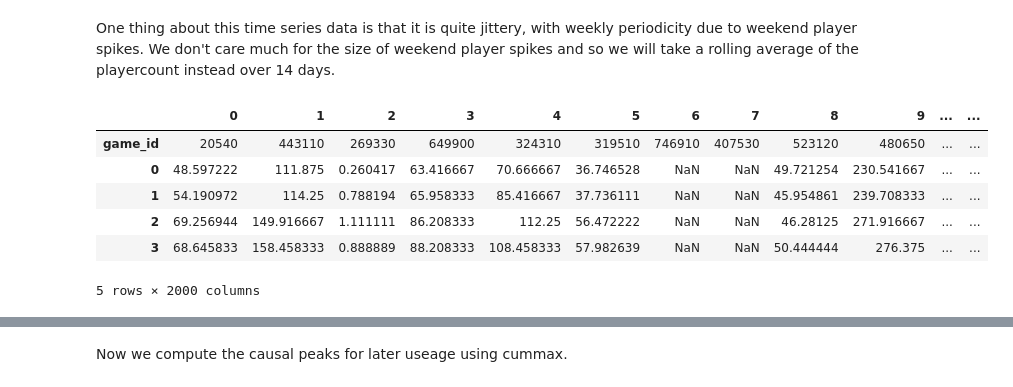
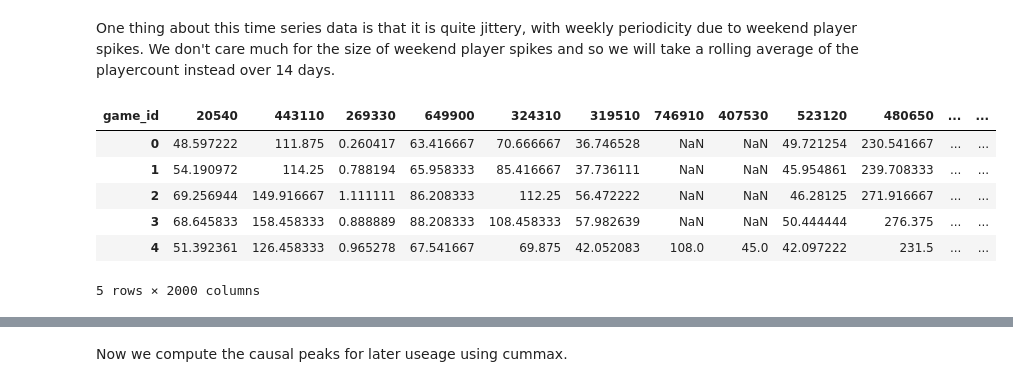
Before and after one commit to su-jai/player_forecasting, a Jupyter notebook: notebooks/data_engineering.ipynb, the cells around one changed output, grey strips where cells are left out. Saved outputs shown, nothing was run; the diff lists cells and outputs as text; code cells hidden in the pictures.

```diff
--- a/notebooks/data_engineering.ipynb
+++ b/notebooks/data_engineering.ipynb
@@ -90,8 +43,8 @@ result = pd.DataFrame(rows)
 result.insert(0, "game_id", ids)
 
 #remove dates after covid began (any date beyond march 14th 2020)
-result_clipped = result.iloc[:,:823]
-result_clipped.head()
+pre_covid_raw = result.iloc[:,:823]
+pre_covid_raw.head()
 # %% [output]
 |  | game_id | 0 | 1 | 2 | 3 | 4 | 5 | 6 | 7 | 8 | ... | ... |
 | 0 | 20540 | 48.597222 | 54.190972 | 69.256944 | 68.645833 | 51.392361 | 58.444444 | 54.795139 | 54.732639 | 60.784722 | ... | ... |
@@ -118,13 +71,16 @@ dated_playercounts.head()
 # %% [markdown]
 One thing about this time series data is that it is quite jittery, with weekly periodicity due to weekend player spikes. We don't care much for the size of weekend player spikes and so we will take a rolling average of the playercount instead over 14 days.
 # %%
-player_counts_t = result_clipped.T
-player_counts_t.head()
+pre_covid_raw_t = pre_covid_raw.T
+pre_covid_raw_t.columns = pre_covid_raw_t.iloc[0]     # set first row as header
+pre_covid_raw_t = pre_covid_raw_t.iloc[1:].reset_index(drop=True)
+
+pre_covid_raw_t.head()
 # %% [output]
-|  | 0 | 1 | 2 | 3 | 4 | 5 | 6 | 7 | 8 | 9 | ... | ... |
 | game_id | 20540 | 443110 | 269330 | 649900 | 324310 | 319510 | 746910 | 407530 | 523120 | 480650 | ... | ... |
 | 0 | 48.597222 | 111.875 | 0.260417 | 63.416667 | 70.666667 | 36.746528 | NaN | NaN | 49.721254 | 230.541667 | ... | ... |
 | 1 | 54.190972 | 114.25 | 0.788194 | 65.958333 | 85.416667 | 37.736111 | NaN | NaN | 45.954861 | 239.708333 | ... | ... |
 | 2 | 69.256944 | 149.916667 | 1.111111 | 86.208333 | 112.25 | 56.472222 | NaN | NaN | 46.28125 | 271.916667 | ... | ... |
 | 3 | 68.645833 | 158.458333 | 0.888889 | 88.208333 | 108.458333 | 57.982639 | NaN | NaN | 50.444444 | 276.375 | ... | ... |
+| 4 | 51.392361 | 126.458333 | 0.965278 | 67.541667 | 69.875 | 42.052083 | 108.0 | 45.0 | 42.097222 | 231.5 | ... | ... |
 5 rows × 2000 columns
```
Also changed, not shown: parts of 36 cells of this notebook.
